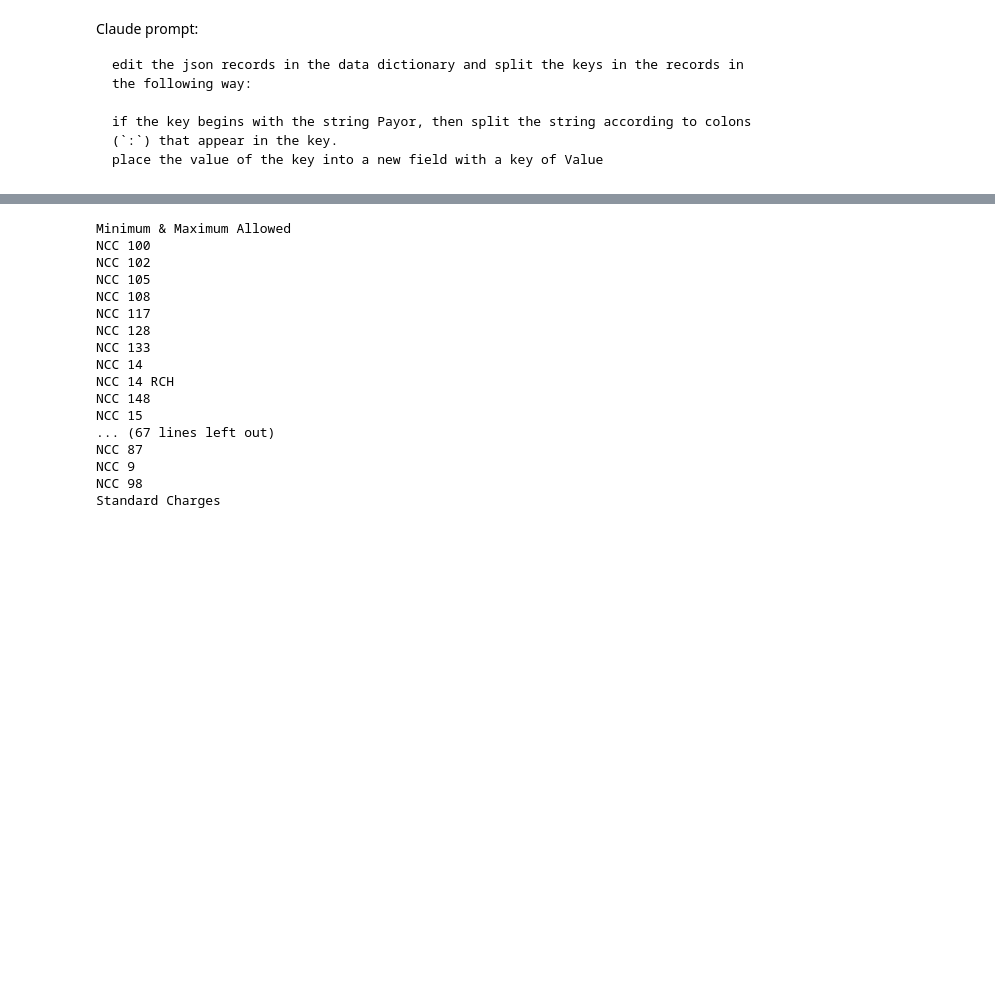
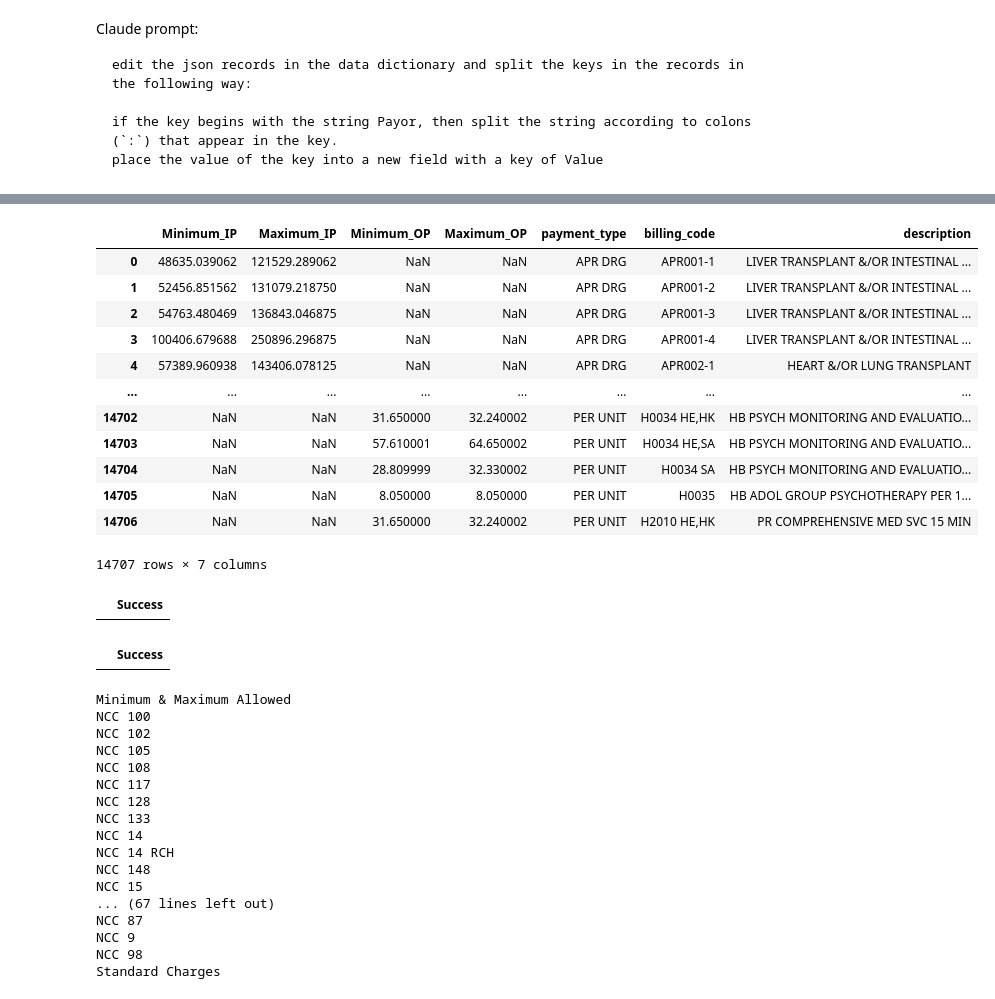
Before and after one commit to onefact/data_build_tool_payless.health, a Jupyter notebook: notebooks/EIN=231689692_lehigh-valley.ipynb, the cells around one changed output, grey strips where cells are left out. Drawn from its saved outputs; the diff is of its cells as text; code cells hidden in the pictures; blank space fills up the shorter version.

```diff
--- a/notebooks/EIN=231689692_lehigh-valley.ipynb
+++ b/notebooks/EIN=231689692_lehigh-valley.ipynb
@@ -337,3 +374,50 @@ process_lehigh_valley_column_file(output_file, output_path / 'lehigh_valley.json
+# %%
+%%sql
+SELECT
+  CAST(regexp_replace(NULLIF(Minimum_IP, 'N/A'), '[$,]', '', 'g') AS FLOAT) AS Minimum_IP,
+  CAST(regexp_replace(NULLIF(Maximum_IP, 'N/A'), '[$,]', '', 'g') AS FLOAT) AS Maximum_IP,
+  CAST(regexp_replace(NULLIF(Minimum_OP, 'N/A'), '[$,]', '', 'g') AS FLOAT) AS Minimum_OP,
+  CAST(regexp_replace(NULLIF(Maximum_OP, 'N/A'), '[$,]', '', 'g') AS FLOAT) AS Maximum_OP,
+  payment_type,
+  billing_code,
+  description
+FROM read_json_auto('/Users/me/data/payless_health/231689692_Lehigh_Valley_Hospital_StandardCharges/Minimum & Maximum Allowed.processed.json')
+# %% [output]
+|  | Minimum_IP | Maximum_IP | Minimum_OP | Maximum_OP | payment_type | billing_code | description |
+| 0 | 48635.039062 | 121529.289062 | NaN | NaN | APR DRG | APR001-1 | LIVER TRANSPLANT &/OR INTESTINAL ... |
+| 1 | 52456.851562 | 131079.218750 | NaN | NaN | APR DRG | APR001-2 | LIVER TRANSPLANT &/OR INTESTINAL ... |
+| 2 | 54763.480469 | 136843.046875 | NaN | NaN | APR DRG | APR001-3 | LIVER TRANSPLANT &/OR INTESTINAL ... |
+| 3 | 100406.679688 | 250896.296875 | NaN | NaN | APR DRG | APR001-4 | LIVER TRANSPLANT &/OR INTESTINAL ... |
+| 4 | 57389.960938 | 143406.078125 | NaN | NaN | APR DRG | APR002-1 | HEART &/OR LUNG TRANSPLANT |
+| ... | ... | ... | ... | ... | ... | ... | ... |
+| 14702 | NaN | NaN | 31.650000 | 32.240002 | PER UNIT | H0034 HE,HK | HB PSYCH MONITORING AND EVALUATIO... |
+| 14703 | NaN | NaN | 57.610001 | 64.650002 | PER UNIT | H0034 HE,SA | HB PSYCH MONITORING AND EVALUATIO... |
+| 14704 | NaN | NaN | 28.809999 | 32.330002 | PER UNIT | H0034 SA | HB PSYCH MONITORING AND EVALUATIO... |
+| 14705 | NaN | NaN | 8.050000 | 8.050000 | PER UNIT | H0035 | HB ADOL GROUP PSYCHOTHERAPY PER 1... |
+| 14706 | NaN | NaN | 31.650000 | 32.240002 | PER UNIT | H2010 HE,HK | PR COMPREHENSIVE MED SVC 15 MIN |
+14707 rows × 7 columns
+# %%
+%%sql
+COPY (
+SELECT * FROM read_json_auto('/Users/me/data/payless_health/231689692_Lehigh_Valley_Hospital_StandardCharges/Minimum & Maximum Allowed.processed.json')
+) TO '/Users/me/data/payless_health/231689692_Lehigh_Valley_Hospital_StandardCharges/Minimum & Maximum Allowed.processed.parquet' (COMPRESSION ZSTD)
+# %% [output]
+|  | Success |
+# %%
+%%sql
+COPY (
+SELECT
+  CAST(regexp_replace(NULLIF(Minimum_IP, 'N/A'), '[$,]', '', 'g') AS FLOAT) AS Minimum_IP,
+  CAST(regexp_replace(NULLIF(Maximum_IP, 'N/A'), '[$,]', '', 'g') AS FLOAT) AS Maximum_IP,
+  CAST(regexp_replace(NULLIF(Minimum_OP, 'N/A'), '[$,]', '', 'g') AS FLOAT) AS Minimum_OP,
+  CAST(regexp_replace(NULLIF(Maximum_OP, 'N/A'), '[$,]', '', 'g') AS FLOAT) AS Maximum_OP,
+  payment_type,
+  regexp_replace(billing_code, '[MS]', '', 'g') AS billing_code,
+  description
+FROM read_json_auto('/Users/me/data/payless_health/231689692_Lehigh_Valley_Hospital_StandardCharges/Minimum & Maximum Allowed.processed.json')
+) TO '/Users/me/data/payless_health/231689692_Lehigh_Valley_Hospital_StandardCharges/Minimum & Maximum Allowed.processed.parquet' (COMPRESSION ZSTD)
+# %% [output]
+|  | Success |
 # %%
 from tqdm.notebook import tqdm
 # %%
```
Also changed, not shown: parts of 8 cells of this notebook, 2 other files.
